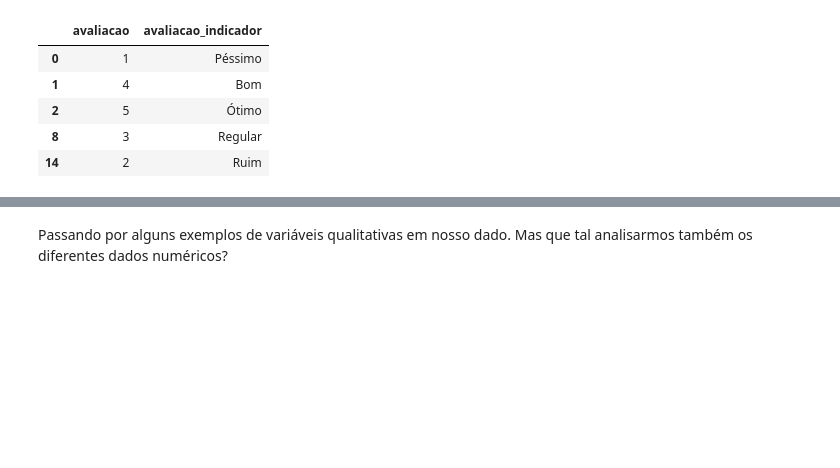
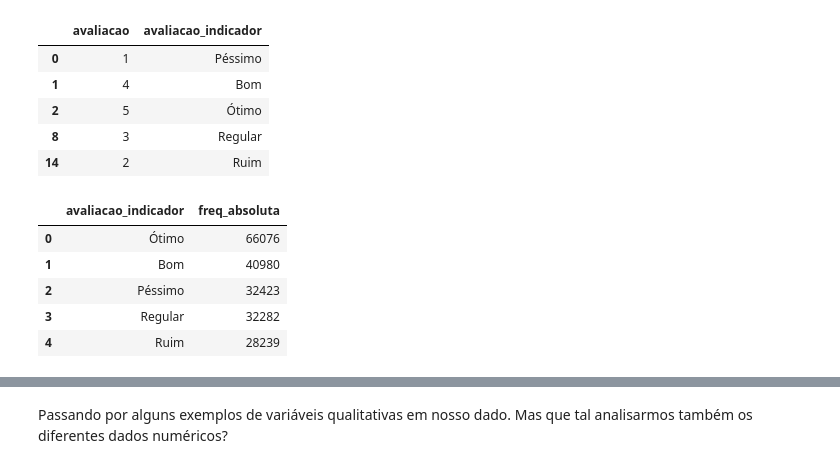
Before and after one commit to JhonCostaDev/oracle_one_alura, a Jupyter notebook: estatistica_ML/Projeto_Inicial_Estatística_com_Python_frequencias_e_medidas.ipynb, the cells around one changed output, grey strips where cells are left out. Saved outputs shown, nothing was run; the diff lists cells and outputs as text; code cells hidden in the pictures; blank space fills up the shorter version.

```diff
--- a/estatistica_ML/Projeto_Inicial_Estatística_com_Python_frequencias_e_medidas.ipynb
+++ b/estatistica_ML/Projeto_Inicial_Estatística_com_Python_frequencias_e_medidas.ipynb
@@ -237,3 +237,12 @@ df[['avaliacao', 'avaliacao_indicador']].drop_duplicates()
 | 2 | 5 | Ótimo |
 | 8 | 3 | Regular |
 | 14 | 2 | Ruim |
+# %%
+df.avaliacao_indicador.value_counts().reset_index(name='freq_absoluta')
+# %% [output]
+|  | avaliacao_indicador | freq_absoluta |
+| 0 | Ótimo | 66076 |
+| 1 | Bom | 40980 |
+| 2 | Péssimo | 32423 |
+| 3 | Regular | 32282 |
+| 4 | Ruim | 28239 |
```
Also changed, not shown: parts of 10 cells of this notebook, 1 other file.
